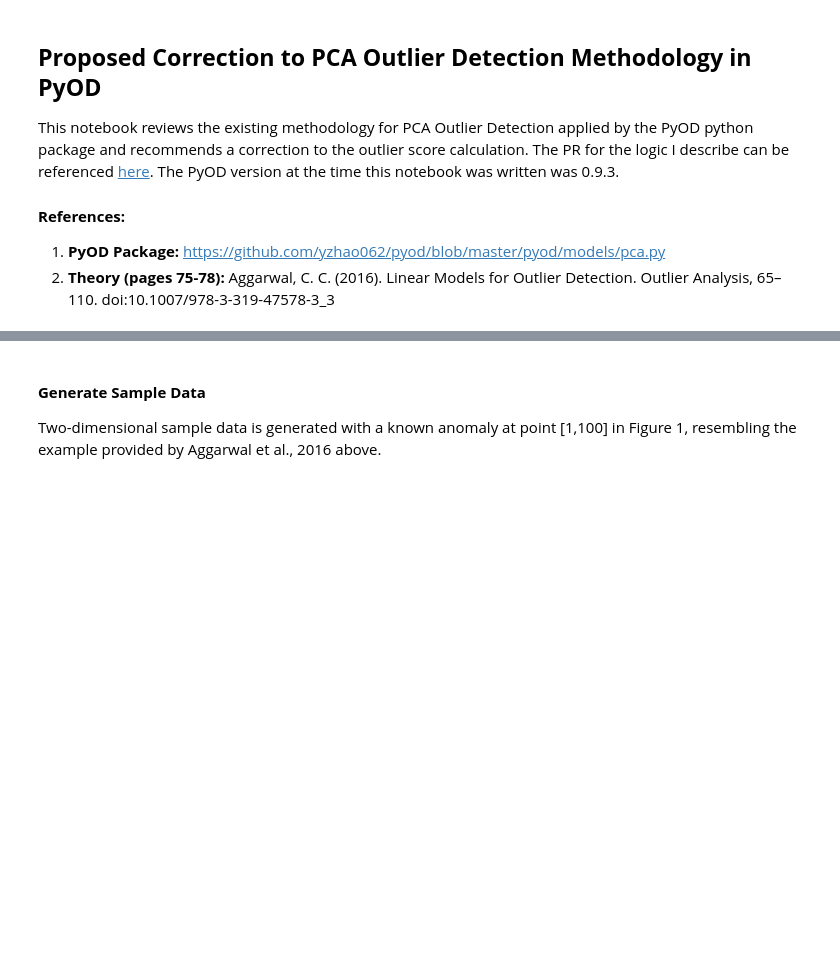
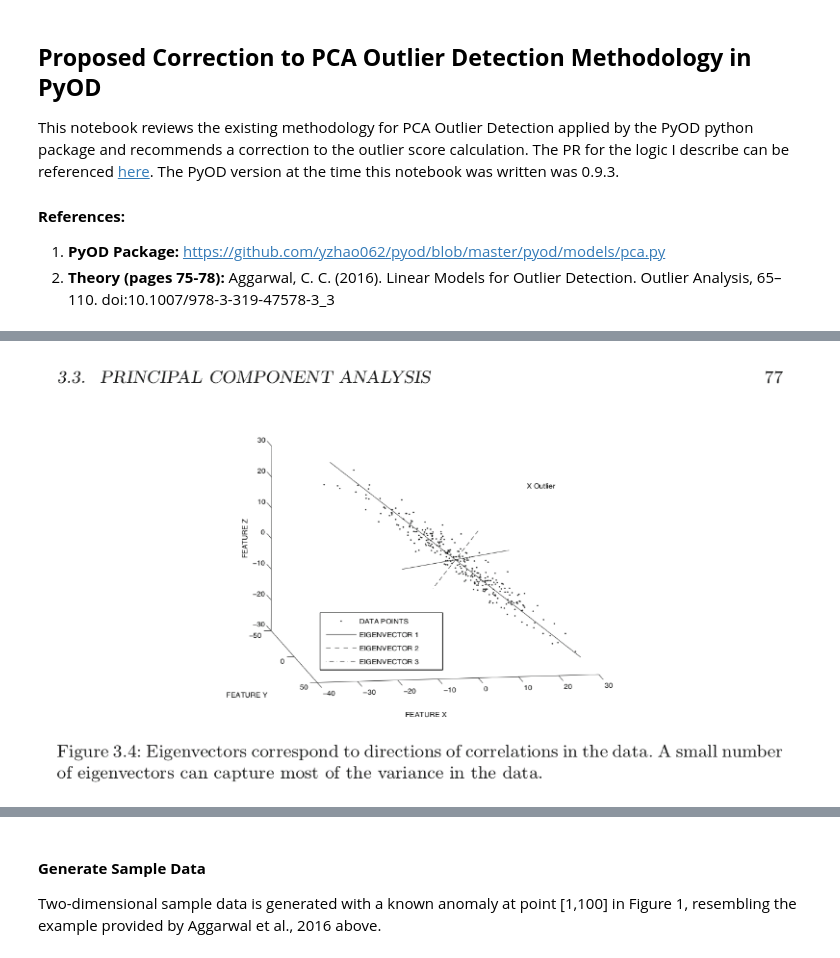
Before and after one commit to juliamariglia/pca-outlier-detection, a Jupyter notebook: pca_outlier_detection.ipynb, the cells around one changed output, grey strips where cells are left out. Cells and saved outputs as stored; diff of their text form; code cells hidden in the pictures; blank space fills up the shorter version.

Commit message:
fix image and formula in notebook

```diff
--- a/pca_outlier_detection.ipynb
+++ b/pca_outlier_detection.ipynb
@@ -13,12 +13,20 @@ import pandas as pd
 import numpy as np
 import random
 import matplotlib.pyplot as plt
+import cv2 # ! pip install opencv-python
 
+from PIL import Image
 from pyod.models.pca import PCA as PCA # ! pip install pyod==0.9.3
 from scipy.spatial import distance
 from sklearn.preprocessing import StandardScaler
+from sklearn.decomposition import PCA as sklearn_PCA
 
 random.seed(1)
+
+# for image plotting in github notebook
+path = './Aggarwal_Fig3_4.png'
+image = cv2.imread(path)
+image = cv2.resize(image, (800,450))
 # %% [markdown]
 #### **Background**
 
@@ -38,0 +34,4 @@ The computational steps I have taken in the code below to achieve these scores a
+# %%
+display(Image.fromarray(image))
+# %% [output]
+[figure, added]
```
Also changed, not shown: parts of 9 cells of this notebook, 1 other file.
